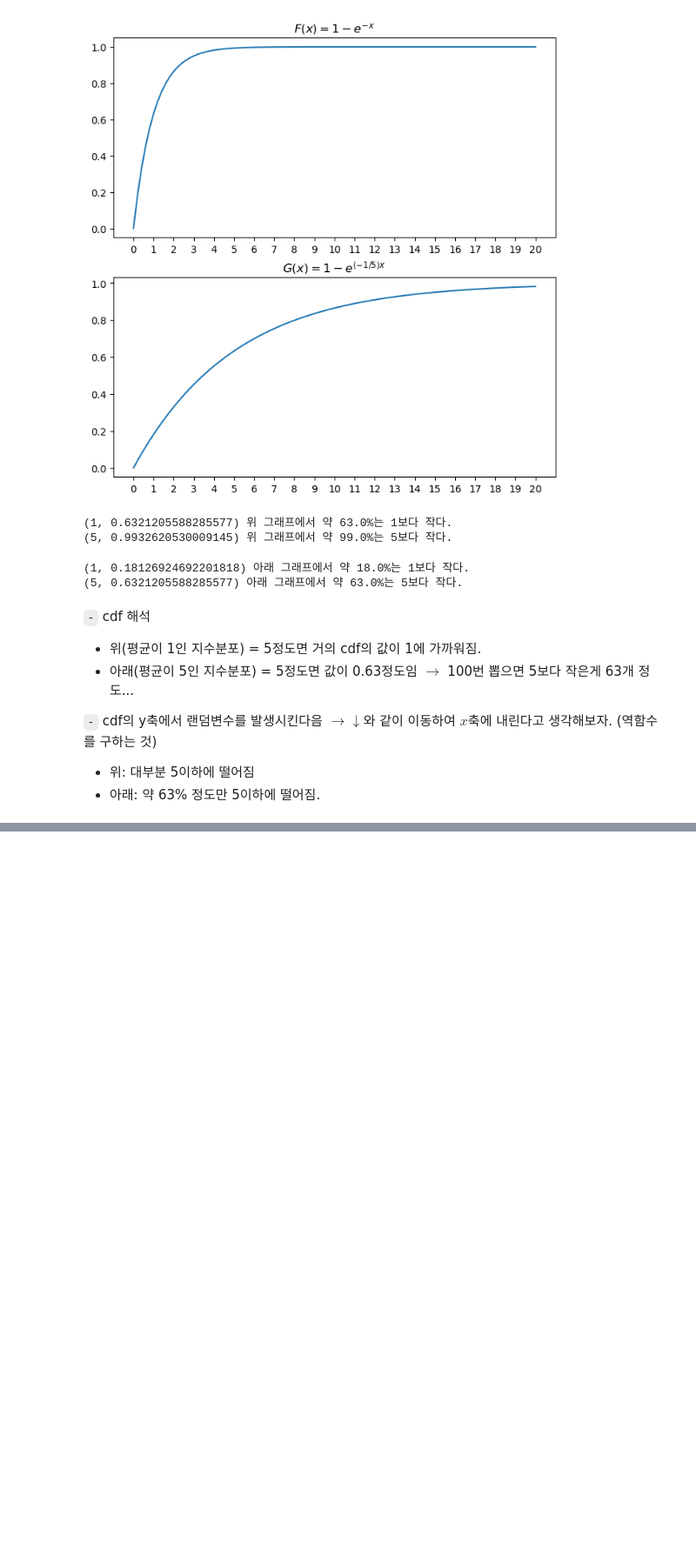
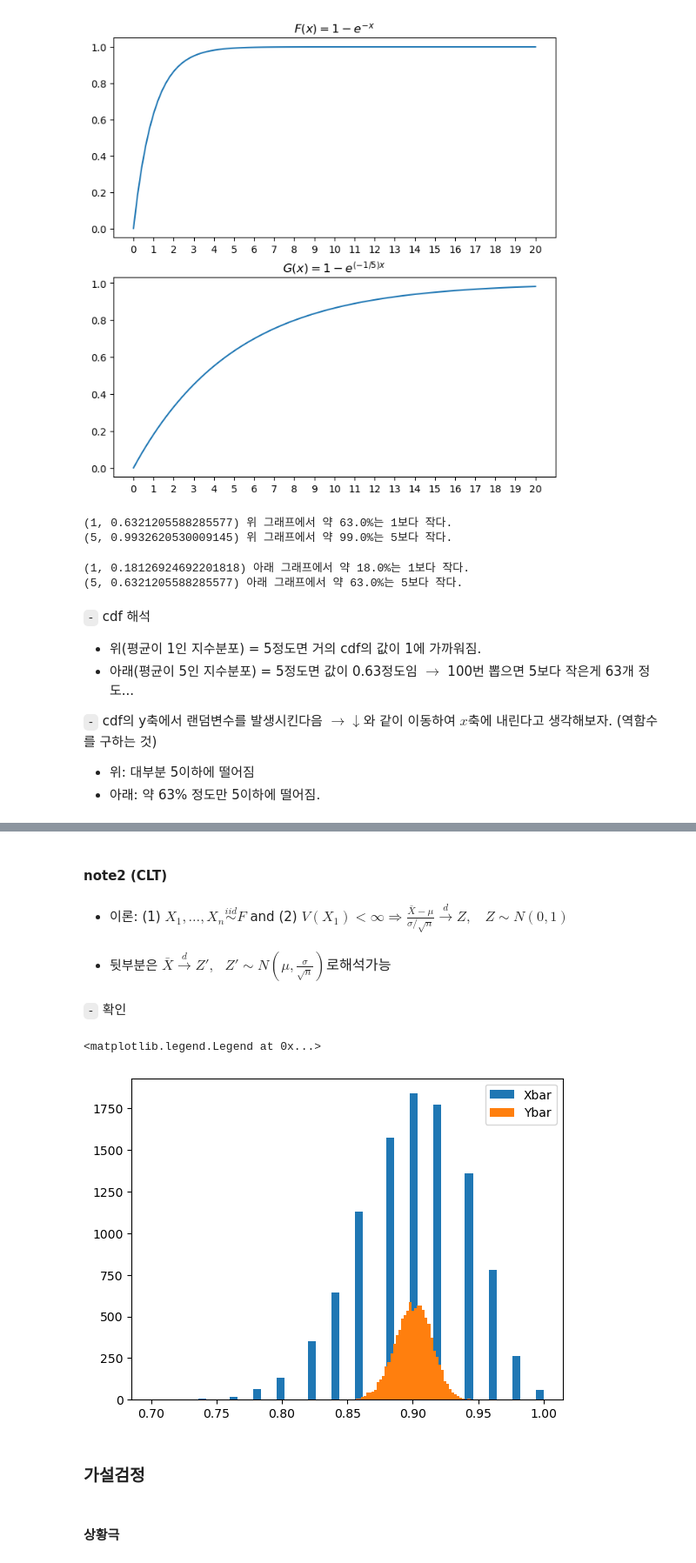
Before and after one commit to star77sa/star77sa.github.io, a Jupyter notebook: posts/Statistics/SC.ipynb, the cells around one changed output, grey strips where cells are left out. Shown at 87% size. Drawn from its saved outputs; the diff is of its cells as text; code cells hidden in the pictures; blank space fills up the shorter version.

```diff
--- a/posts/Statistics/SC.ipynb
+++ b/posts/Statistics/SC.ipynb
@@ -392,0 +574,27 @@ print(f"{5, Gx(5)} 아래 그래프에서 약 {round(Gx(5),2)*100}%는 5보다
+# %% [markdown]
+#### note2 (CLT)
+# %% [markdown]
+- 이론: (1) $X_1,\dots,X_n\overset{iid}{\sim}F$ and (2) $V(X_1)<\infty\Rightarrow\frac{\bar{X}-\mu}{\sigma/\sqrt{n}}\overset{d}{\rightarrow}Z, \ \ \ \ Z\sim N(0,1)$
+# %% [markdown]
+- 뒷부분은 $\bar{X}\overset{d}{\rightarrow}Z', \ \ \ Z'\sim N(\mu, \frac{\sigma}{\sqrt{n}})로 해석가능 $
+# %% [markdown]
+`-` 확인
+# %%
+p = 0.9
+N = 10000
+n = 50
+Xbar = [np.mean(np.random.binomial(1,p,n)) for i in range(N)] # 베르누이
+
+n=500
+Ybar = [np.mean(np.random.binomial(1,p,n)) for i in range(N)] # 베르누이
+# %%
+plt.hist(Xbar, bins = 50, label='Xbar')
+plt.hist(Ybar, bins = 50, label='Ybar');
+plt.legend()
+# %% [output]
+<matplotlib.legend.Legend at 0x...>
+[figure, added]
+# %% [markdown]
+### 가설검정
+# %% [markdown]
+#### 상황극
```
Also changed, not shown: parts of 57 cells of this notebook, 10 other files.
